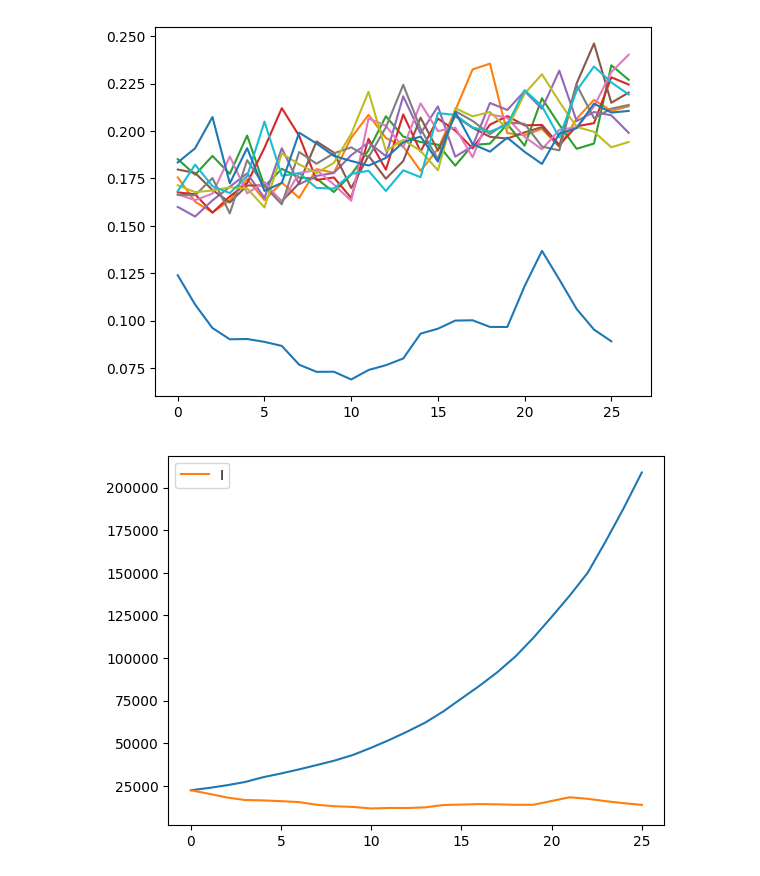
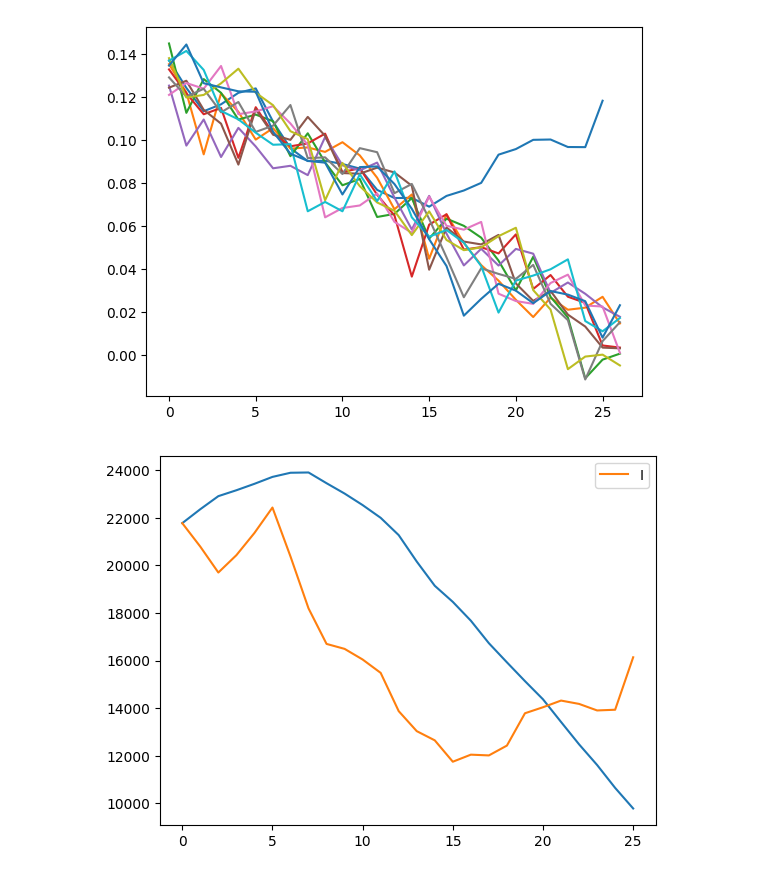
Before and after one commit to atiumcache/PF_forecast, a Jupyter notebook: juptyer notebooks/LSODA_forecasting.ipynb, the cells around one changed output. Cells and saved outputs as stored; diff of their text form; code cells hidden in the pictures.

```diff
--- a/juptyer notebooks/LSODA_forecasting.ipynb
+++ b/juptyer notebooks/LSODA_forecasting.ipynb
@@ -21,7 +21,7 @@ pf_beta = pd.read_csv('../datasets/average_beta.csv').to_numpy()
 pf_beta = np.delete(pf_beta,0,1)
 
 
-t_span = [65,91]
+t_span = [60,86]
 
 plt.plot(pf_beta[t_span[0]:t_span[1]])
 #plt.plot([p_beta(t) for t in range(26)])
@@ -91,37 +91,34 @@ sol =  solve_ivp(fun=lambda t,z: RHS_H(t,z,par),
                     method='LSODA')
 
 labels = ['S','I','R','H']
-for i in range(1,3):
+for i in range(1,4):
     plt.plot(sol.y[i,:])
     plt.plot(estimated_state[round(t_span[0]):round(t_span[1]),i],label = labels[i])
     plt.legend()
     plt.show()
 
-plt.plot(observations[round(t_span[0]):round(t_span[1])])
-plt.plot(np.diff(sol.y[4,:]))
-plt.show()
 
 par_p={
 "beta":beta,
 "gamma":0.1,
 "hosp":15,
 "L":90,
 "D":10}
 
 
 y0 = np.concatenate((state,observations[t_span[0]]))
 sol =  solve_ivp(fun=lambda t,z: RHS_H(t,z,par_p),
                     jac=lambda t,z:Jacobian(t,z,par_p),
                     t_span=t_span,
                     t_eval= np.linspace(t_span[0],t_span[1],num=26),
                     y0=y0,
                     method='LSODA')
 
 plt.title('New Hospitalizations')
 plt.plot(np.diff(sol.y[4,:]),label = "Predicted")
 plt.plot(observations[t_span[0]:t_span[1]],label = "Real")
 plt.legend()
 plt.show()
 # %% [output]
-[figure, old version]
+[figure, new version]
-[figure, old version]
+[figure, new version]
```
Also changed, not shown: parts of 1 cell of this notebook, 2 other files.
